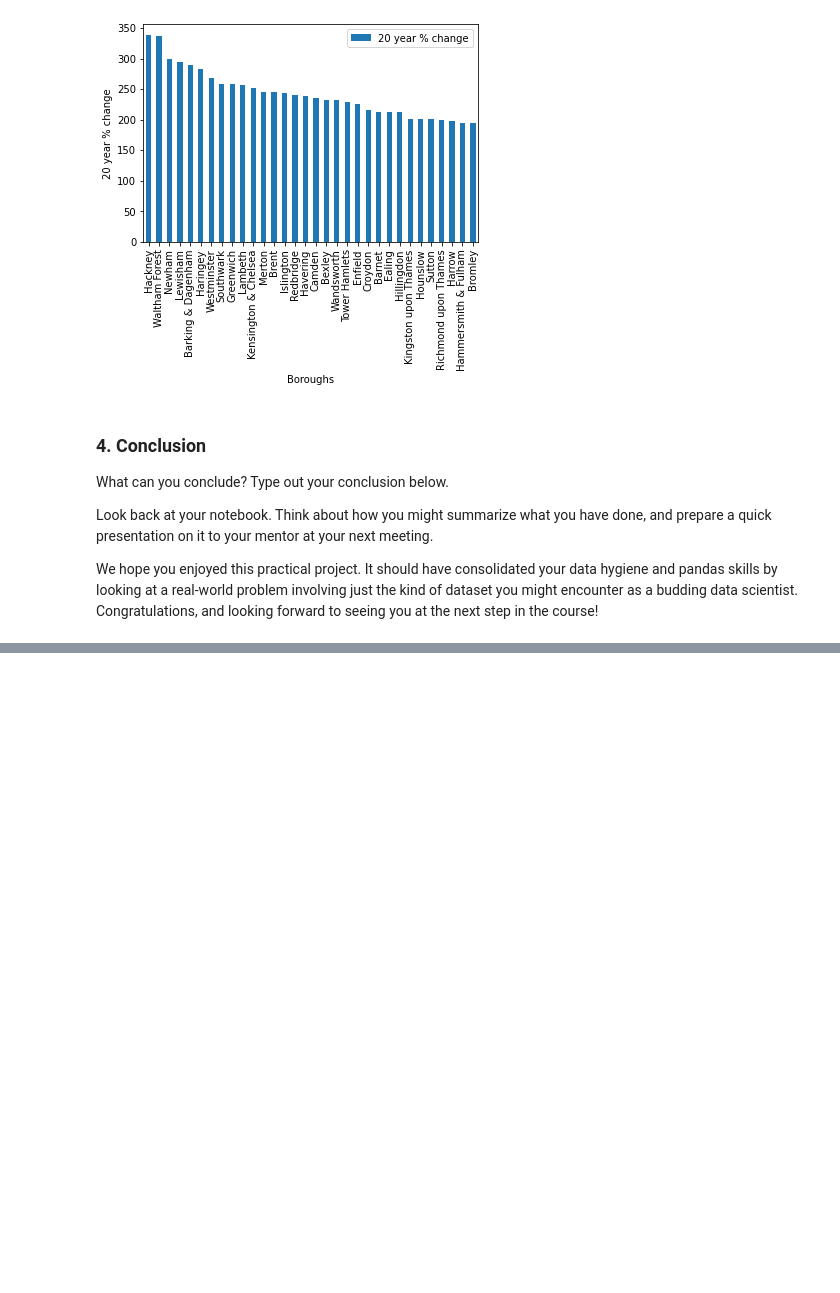
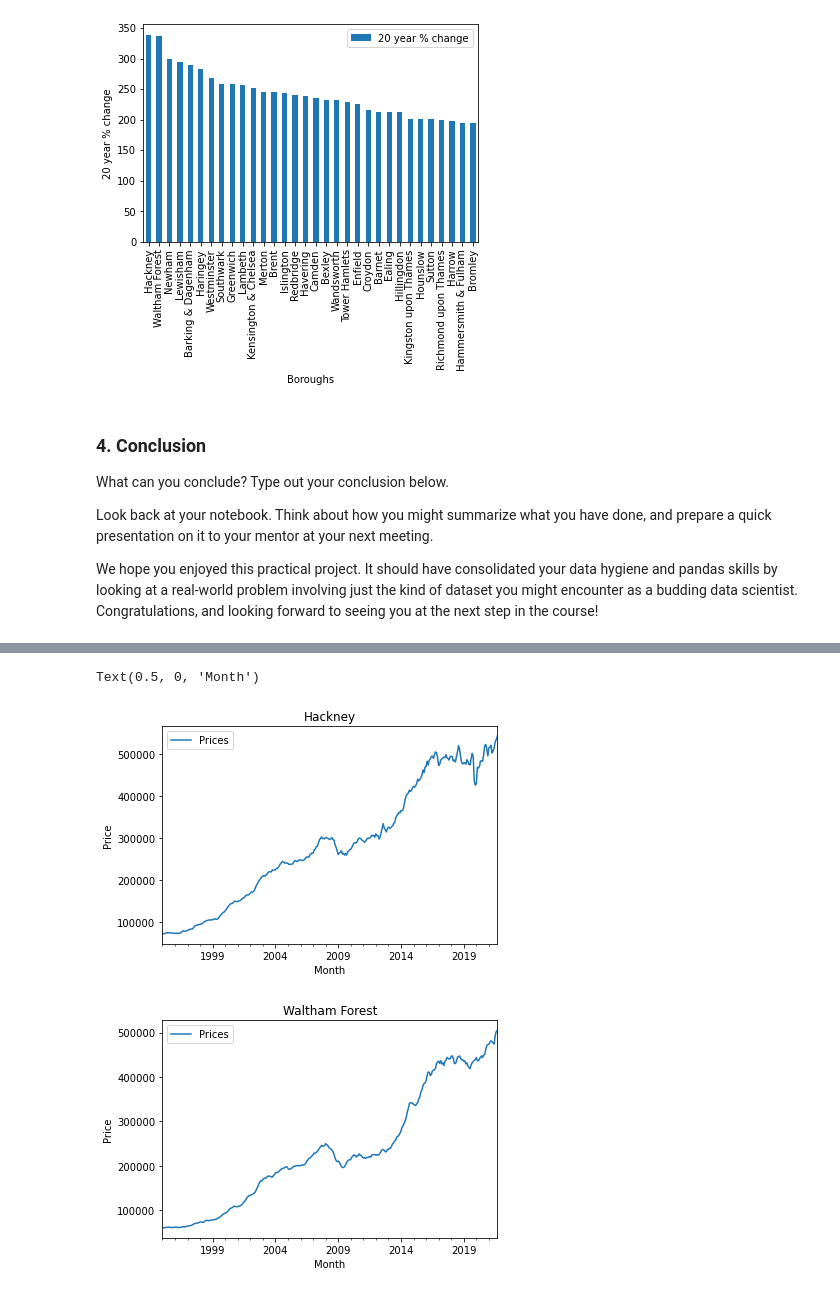
Before and after one commit to asridharan-phl/Springboard, a Jupyter notebook: Unit 4 Challenge - Tier 3 ASridharan.ipynb, the cells around one changed output, grey strips where cells are left out. Drawn from its saved outputs; the diff is of its cells as text; code cells hidden in the pictures; blank space fills up the shorter version.

```diff
--- a/Unit 4 Challenge - Tier 3 ASridharan.ipynb
+++ b/Unit 4 Challenge - Tier 3 ASridharan.ipynb
@@ -567,0 +663,17 @@ We hope you enjoyed this practical project. It should have consolidated your dat
+# %%
+OnlyHackney = OnlyBoroughs[OnlyBoroughs['Boroughs'] == 'Brent']
+OnlyWaltham = OnlyBoroughs[OnlyBoroughs['Boroughs'] == 'Waltham Forest']
+
+ax1 = OnlyHackney.plot.line(x='Month',y='Prices')
+ax1.set_title('Hackney')
+ax1.set_ylabel('Price')
+ax1.set_xlabel('Month')
+
+ax2 = OnlyWaltham.plot.line(x='Month',y='Prices')
+ax2.set_title('Waltham Forest')
+ax2.set_ylabel('Price')
+ax2.set_xlabel('Month')
+# %% [output]
+Text(0.5, 0, 'Month')
+[figure, added]
+[figure, added]
```
Also changed, not shown: parts of 44 cells of this notebook.
